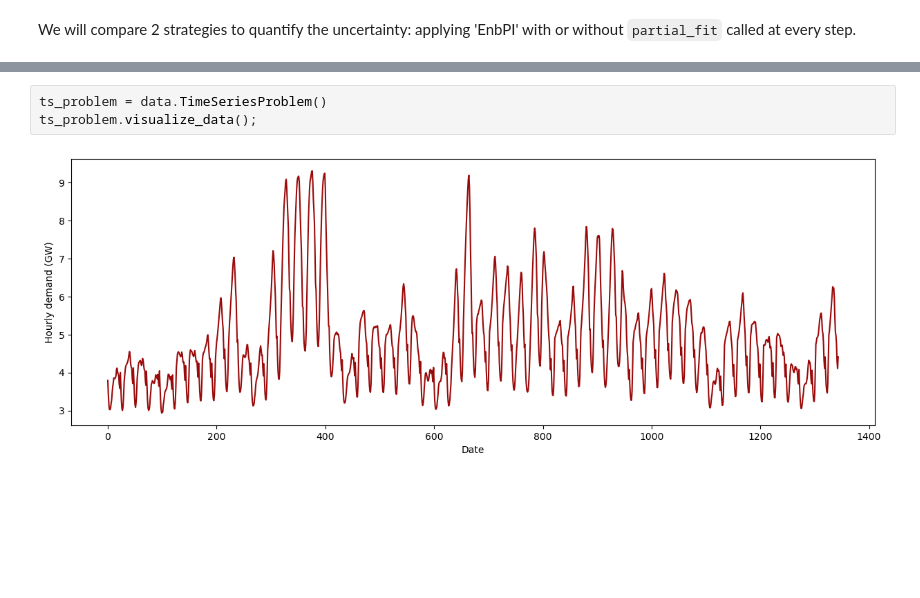
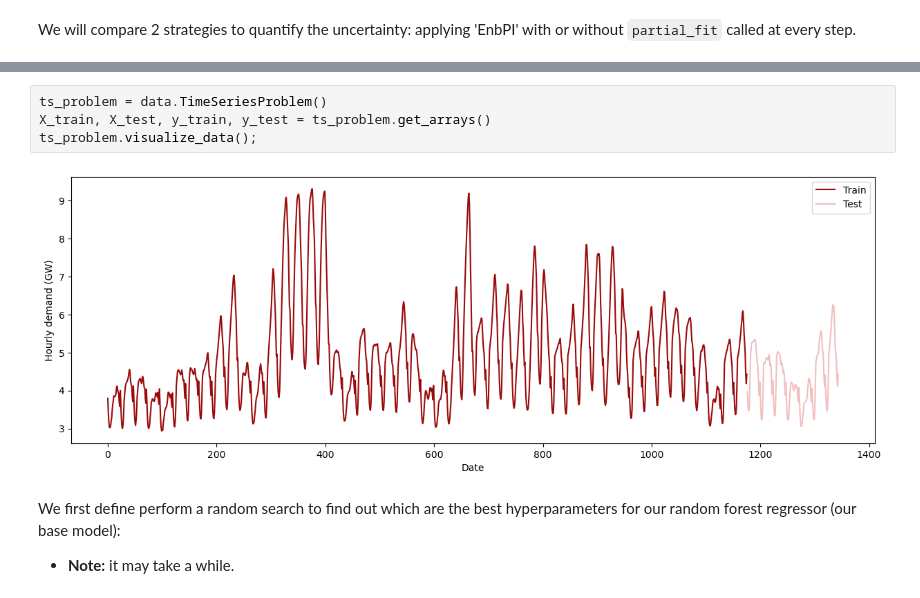
Before and after one commit to gcastro-98/conformal-prediction, a Jupyter notebook: timeseries.ipynb, the cells around one changed output, grey strips where cells are left out. Saved outputs shown, nothing was run; the diff lists cells and outputs as text; blank space fills up the shorter version.

```diff
--- a/timeseries.ipynb
+++ b/timeseries.ipynb
@@ -33,5 +36,9 @@ We will compare 2 strategies to quantify the uncertainty: applying 'EnbPI' with
 # %%
 ts_problem = data.TimeSeriesProblem()
+X_train, X_test, y_train, y_test = ts_problem.get_arrays()
 ts_problem.visualize_data();
 # %% [output]
-[figure, old version]
+[figure, new version]
+# %% [markdown]
+We first define perform a random search to find out which are the best hyperparameters for our random forest regressor (our base model):
+- **Note:** it may take a while.
```
Also changed, not shown: parts of 8 cells of this notebook, 5 other files.
